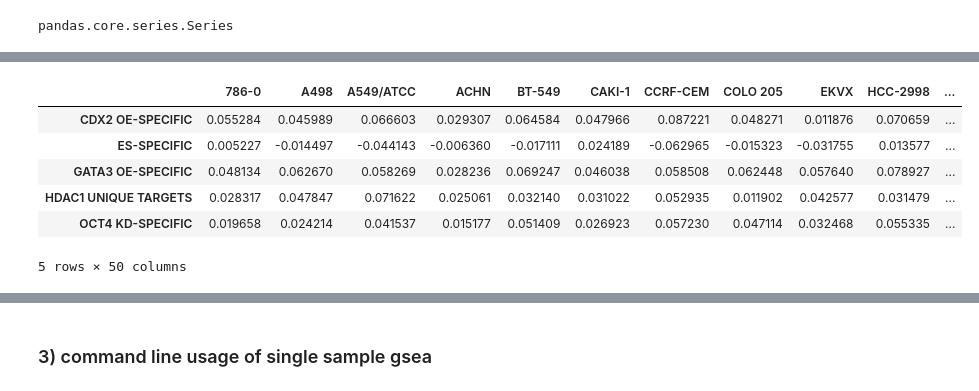
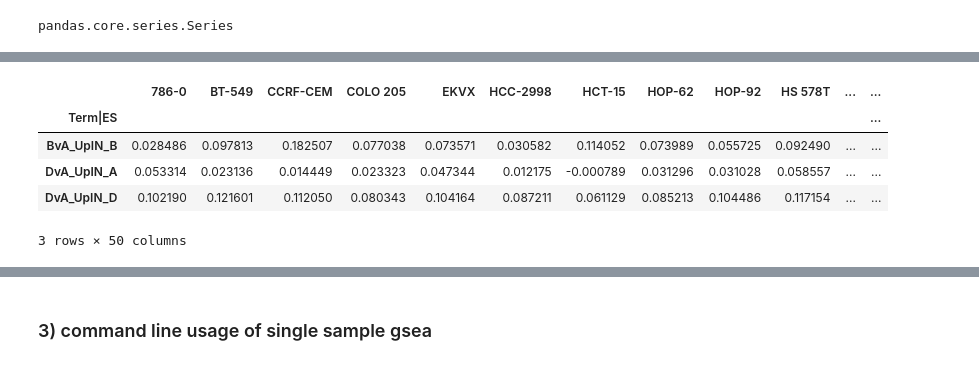
Before and after one commit to zqfang/GSEApy, a Jupyter notebook: docs/gseapy_example.ipynb, the cells around one changed output, grey strips where cells are left out. Saved outputs shown, nothing was run; the diff lists cells and outputs as text; code cells hidden in the pictures.

```diff
--- a/docs/gseapy_example.ipynb
+++ b/docs/gseapy_example.ipynb
@@ -282,9 +299,11 @@ pandas.core.series.Series
 # %%
 # Series, DataFrame Example
 # supports dataframe and series
-for dat in [ssdf, ssdf2, ssSeries]:
-    ss = gp.ssgsea(data=ssdf,
-                   gene_sets="./data/temp.gmt",
-                   outdir='test/ssgsea_report_series',
-                   permutation_num=50, # reduce number to speed up test
-                   processes=4, format='png')
+ssgs = []
+for i, dat in enumerate([ssdf, ssdf2, ssSeries, df]):
+    sstemp = gp.ssgsea(data=dat,
+                       gene_sets="./data/genes.gmt",
+                       outdir='test/ssgsea_report_'+str(i),
+                       permutation_num=0, # skip permutation procedure, because you do need it
+                       processes=4, format='png')
+    ssgs.append(sstemp)
@@ -332,12 +332,12 @@ you can assces the reuslts through resultsOnSamples attribute.
 # %%
-# convert dict to dataframe
-ss2 = pd.DataFrame(ss.resultsOnSamples)
-ss2.head()
+# ES
+# convert dict to DataFrame
+es = pd.DataFrame(ssgs[-1].resultsOnSamples)
+es.head()
 # %% [output]
-|  | 786-0 | A498 | A549/ATCC | ACHN | BT-549 | CAKI-1 | CCRF-CEM | COLO 205 | EKVX | HCC-2998 | ... |
-| CDX2 OE-SPECIFIC | 0.055284 | 0.045989 | 0.066603 | 0.029307 | 0.064584 | 0.047966 | 0.087221 | 0.048271 | 0.011876 | 0.070659 | ... |
-| ES-SPECIFIC | 0.005227 | -0.014497 | -0.044143 | -0.006360 | -0.017111 | 0.024189 | -0.062965 | -0.015323 | -0.031755 | 0.013577 | ... |
-| GATA3 OE-SPECIFIC | 0.048134 | 0.062670 | 0.058269 | 0.028236 | 0.069247 | 0.046038 | 0.058508 | 0.062448 | 0.057640 | 0.078927 | ... |
-| HDAC1 UNIQUE TARGETS | 0.028317 | 0.047847 | 0.071622 | 0.025061 | 0.032140 | 0.031022 | 0.052935 | 0.011902 | 0.042577 | 0.031479 | ... |
-| OCT4 KD-SPECIFIC | 0.019658 | 0.024214 | 0.041537 | 0.015177 | 0.051409 | 0.026923 | 0.057230 | 0.047114 | 0.032468 | 0.055335 | ... |
+|  | 786-0 | BT-549 | CCRF-CEM | COLO 205 | EKVX | HCC-2998 | HCT-15 | HOP-62 | HOP-92 | HS 578T | ... | ... |
+| Term|ES |  |  |  |  |  |  |  |  |  |  |  | ... |
+| BvA_UpIN_B | 0.028486 | 0.097813 | 0.182507 | 0.077038 | 0.073571 | 0.030582 | 0.114052 | 0.073989 | 0.055725 | 0.092490 | ... | ... |
+| DvA_UpIN_A | 0.053314 | 0.023136 | 0.014449 | 0.023323 | 0.047344 | 0.012175 | -0.000789 | 0.031296 | 0.031028 | 0.058557 | ... | ... |
+| DvA_UpIN_D | 0.102190 | 0.121601 | 0.112050 | 0.080343 | 0.104164 | 0.087211 | 0.061129 | 0.085213 | 0.104486 | 0.117154 | ... | ... |
-5 rows × 50 columns
+3 rows × 50 columns
```
Also changed, not shown: parts of 20 cells of this notebook, 3 other files.
